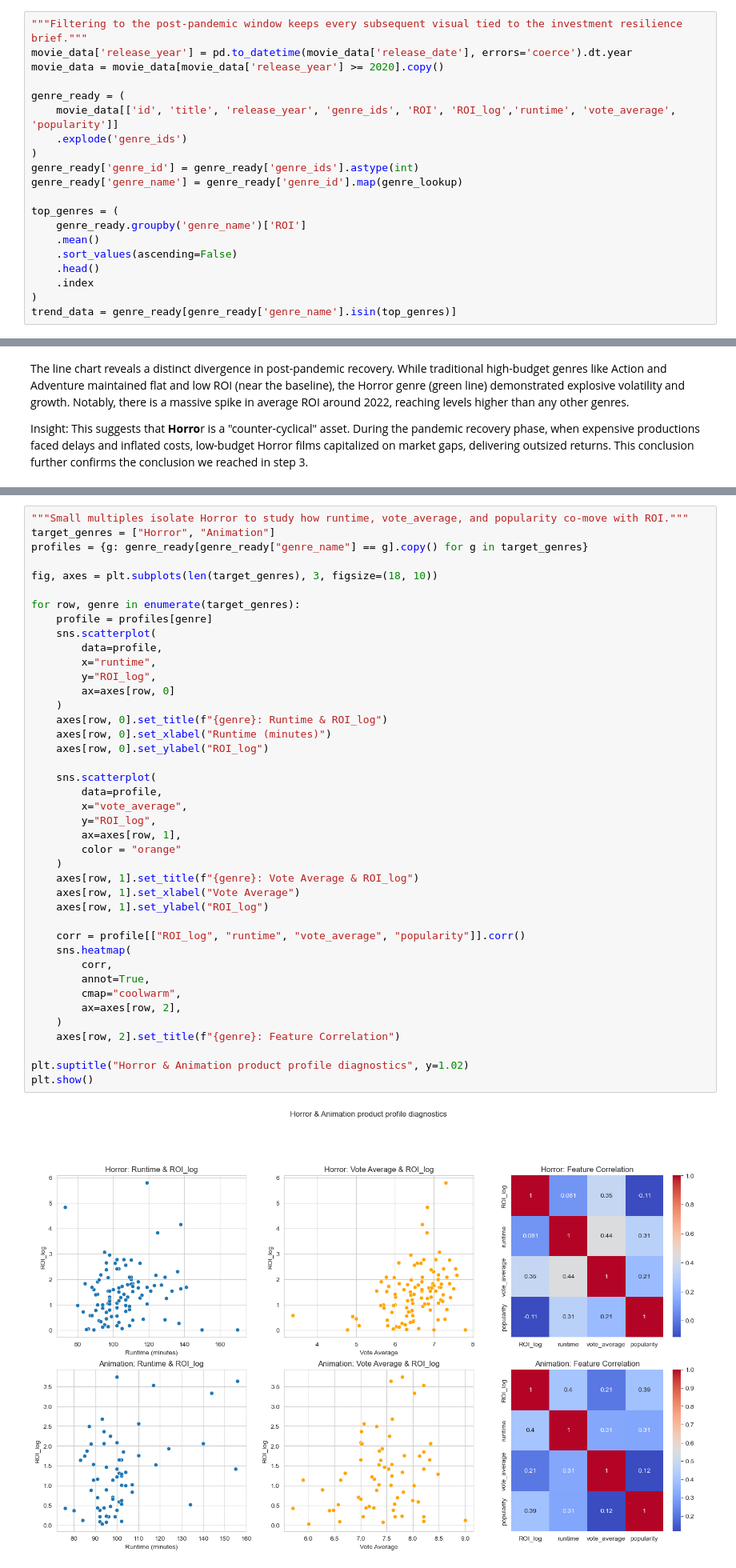
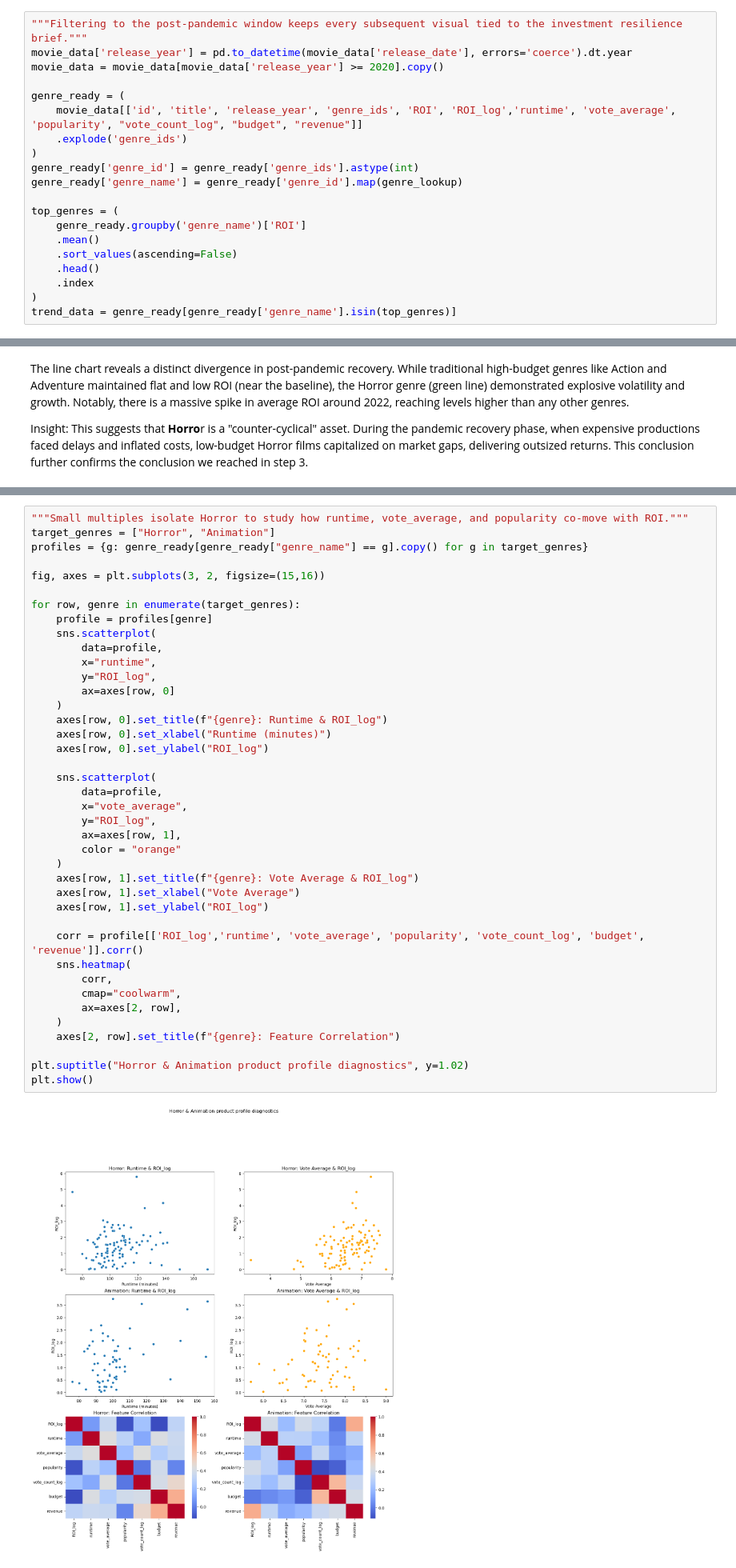
Before and after one commit to BAbykiller322/SDPA_EMATM0048, a Jupyter notebook: part2_analytics/analysis.ipynb, the cells around one changed output, grey strips where cells are left out. Shown at 80% size. Cells and saved outputs as stored; diff of their text form.

```diff
--- a/part2_analytics/analysis.ipynb
+++ b/part2_analytics/analysis.ipynb
@@ -1178,7 +1192,7 @@ movie_data['release_year'] = pd.to_datetime(movie_data['release_date'], errors='
 movie_data = movie_data[movie_data['release_year'] >= 2020].copy()
 
 genre_ready = (
-    movie_data[['id', 'title', 'release_year', 'genre_ids', 'ROI', 'ROI_log','runtime', 'vote_average', 'popularity']]
+    movie_data[['id', 'title', 'release_year', 'genre_ids', 'ROI', 'ROI_log','runtime', 'vote_average', 'popularity', "vote_count_log", "budget", "revenue"]]
     .explode('genre_ids')
 )
 genre_ready['genre_id'] = genre_ready['genre_ids'].astype(int)
@@ -1248,44 +1266,43 @@ Insight:
 target_genres = ["Horror", "Animation"]
 profiles = {g: genre_ready[genre_ready["genre_name"] == g].copy() for g in target_genres}
 
-fig, axes = plt.subplots(len(target_genres), 3, figsize=(18, 10))
+fig, axes = plt.subplots(3, 2, figsize=(15,16))
 
 for row, genre in enumerate(target_genres):
     profile = profiles[genre]
     sns.scatterplot(
         data=profile,
         x="runtime",
         y="ROI_log",
         ax=axes[row, 0]
     )
     axes[row, 0].set_title(f"{genre}: Runtime & ROI_log")
     axes[row, 0].set_xlabel("Runtime (minutes)")
     axes[row, 0].set_ylabel("ROI_log")
 
     sns.scatterplot(
         data=profile,
         x="vote_average",
         y="ROI_log",
         ax=axes[row, 1],
         color = "orange"
     )
     axes[row, 1].set_title(f"{genre}: Vote Average & ROI_log")
     axes[row, 1].set_xlabel("Vote Average")
     axes[row, 1].set_ylabel("ROI_log")
 
-    corr = profile[["ROI_log", "runtime", "vote_average", "popularity"]].corr()
+    corr = profile[['ROI_log','runtime', 'vote_average', 'popularity', 'vote_count_log', 'budget', 'revenue']].corr()
     sns.heatmap(
         corr,
-        annot=True,
         cmap="coolwarm",
-        ax=axes[row, 2],
+        ax=axes[2, row],
     )
-    axes[row, 2].set_title(f"{genre}: Feature Correlation")
+    axes[2, row].set_title(f"{genre}: Feature Correlation")
 
 plt.suptitle("Horror & Animation product profile diagnostics", y=1.02)
 plt.show()
 # %% [output]
-[figure, old version]
+[figure, new version]
 # %% [markdown]
 insight: The analysis shows a striking contrast in investment logic between the two genres:
 
```
Also changed, not shown: parts of 55 cells of this notebook.
